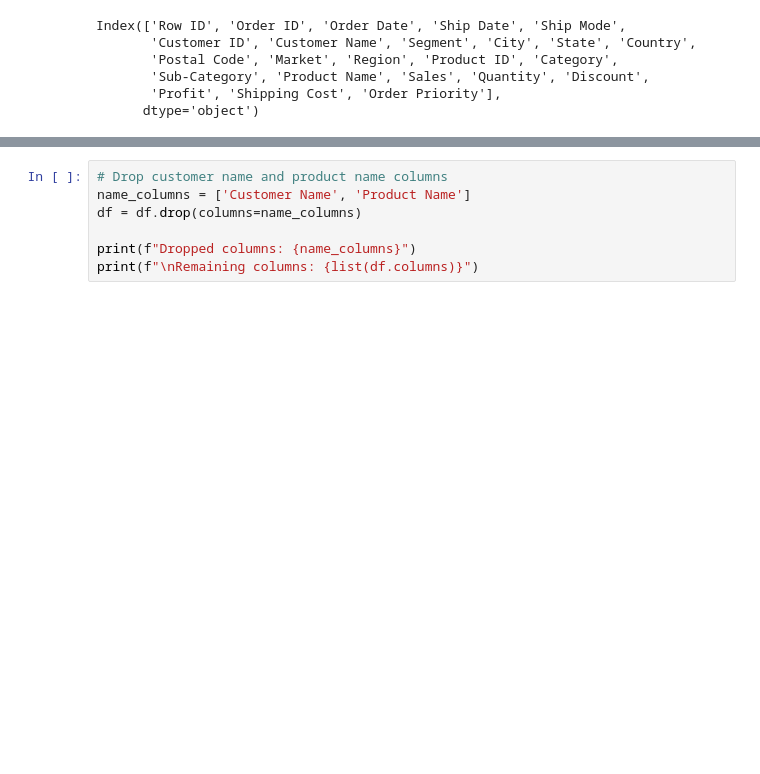
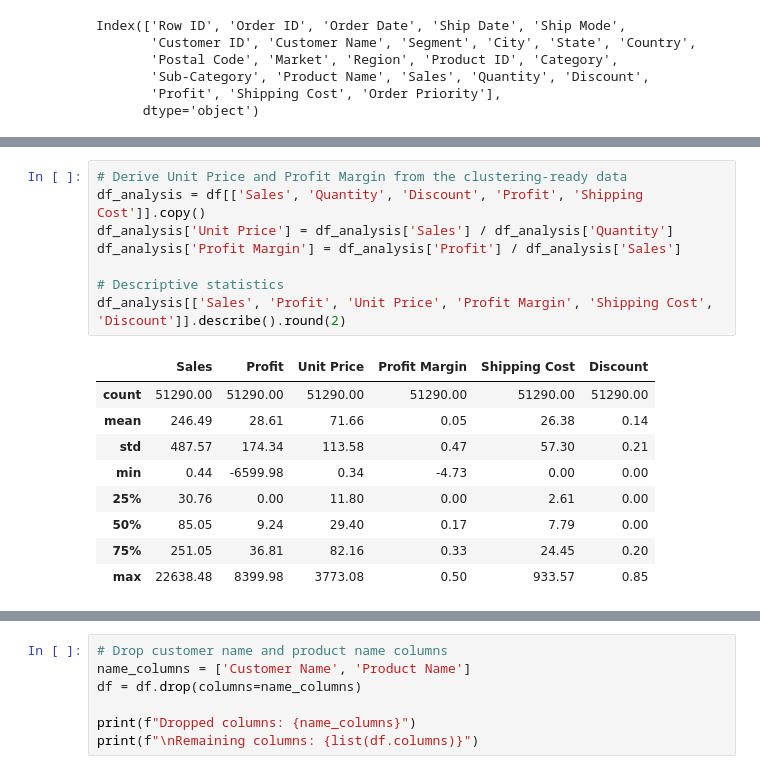
Before and after one commit to anastasijasavov/machine-learning, a Jupyter notebook: notebooks/global_superstore.ipynb, the cells around one changed output, grey strips where cells are left out. Cells and saved outputs as stored; diff of their text form; blank space fills up the shorter version.

```diff
--- a/notebooks/global_superstore.ipynb
+++ b/notebooks/global_superstore.ipynb
@@ -76,0 +56,18 @@ Converted to milliseconds: ['Order Date', 'Ship Date']
+# %%
+# Derive Unit Price and Profit Margin from the clustering-ready data
+df_analysis = df[['Sales', 'Quantity', 'Discount', 'Profit', 'Shipping Cost']].copy()
+df_analysis['Unit Price'] = df_analysis['Sales'] / df_analysis['Quantity']
+df_analysis['Profit Margin'] = df_analysis['Profit'] / df_analysis['Sales']
+
+# Descriptive statistics
+df_analysis[['Sales', 'Profit', 'Unit Price', 'Profit Margin', 'Shipping Cost', 'Discount']].describe().round(2)
+# %% [output]
+|  | Sales | Profit | Unit Price | Profit Margin | Shipping Cost | Discount |
+| count | 51290.00 | 51290.00 | 51290.00 | 51290.00 | 51290.00 | 51290.00 |
+| mean | 246.49 | 28.61 | 71.66 | 0.05 | 26.38 | 0.14 |
+| std | 487.57 | 174.34 | 113.58 | 0.47 | 57.30 | 0.21 |
+| min | 0.44 | -6599.98 | 0.34 | -4.73 | 0.00 | 0.00 |
+| 25% | 30.76 | 0.00 | 11.80 | 0.00 | 2.61 | 0.00 |
+| 50% | 85.05 | 9.24 | 29.40 | 0.17 | 7.79 | 0.00 |
+| 75% | 251.05 | 36.81 | 82.16 | 0.33 | 24.45 | 0.20 |
+| max | 22638.48 | 8399.98 | 3773.08 | 0.50 | 933.57 | 0.85 |
```
Also changed, not shown: parts of 6 cells of this notebook.
